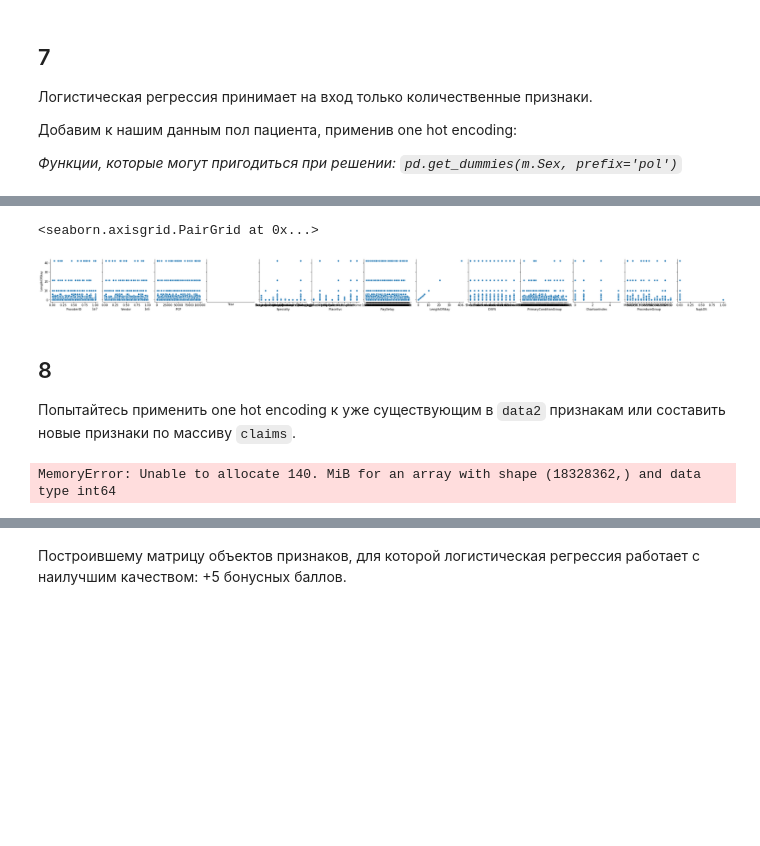
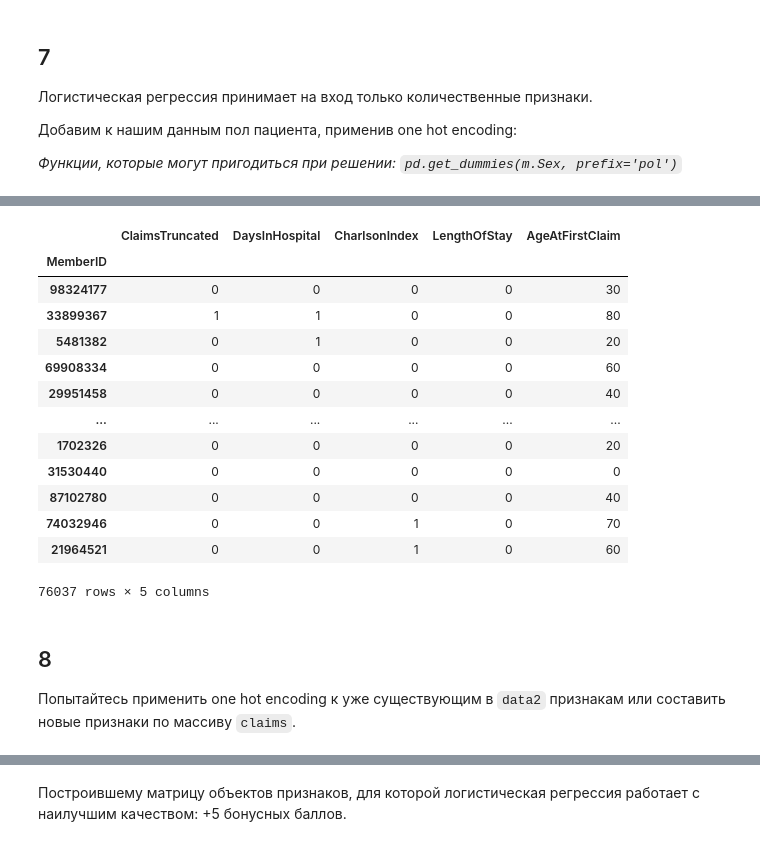
Before and after one commit to SokolovMichail/SFEDU_Master_MachineLearning, a Jupyter notebook: lab05/lab5-logistic-regression-ru.ipynb, the cells around one changed output, grey strips where cells are left out. Saved outputs shown, nothing was run; the diff lists cells and outputs as text; code cells hidden in the pictures; blank space fills up the shorter version.

```diff
--- a/lab05/lab5-logistic-regression-ru.ipynb
+++ b/lab05/lab5-logistic-regression-ru.ipynb
@@ -159,10 +167,3 @@ res = calcAUC(data)
 Добавим к нашим данным пол пациента, применив one hot encoding:
 
 *Функции, которые могут пригодиться при решении: `pd.get_dummies(m.Sex, prefix='pol')`*
-# %%
-def insert_and_one_hote_encode_column():
-    pass
-# %%
-data_new = data
-data_new = data_new.join(pd.get_dummies(m.Sex,prefix = 'pol'))
-data_new
@@ -184,12 +169,0 @@ data_new
-# %%
-import seaborn as sns
-sns.pairplot(
-    claims,
-    x_vars=['ProviderID','Vendor','PCP','Year','Specialty','PlaceSvc','PayDelay','LengthOfStay','DSFS',
-            'PrimaryConditionGroup','CharlsonIndex','ProcedureGroup','SupLOS'],
-    y_vars=["LengthOfStay"],
-    height=2.5
-)
-# %% [output]
-<seaborn.axisgrid.PairGrid at 0x...>
-[figure, removed]
@@ -196,10 +189,21 @@ sns.pairplot(
+# %%
+insert_and_one_hote_encode_column(data,m.Sex,'pol')
+data
+# %% [output]
+|  | ClaimsTruncated | DaysInHospital | CharlsonIndex | LengthOfStay | AgeAtFirstClaim |
+| MemberID |  |  |  |  |  |
+| 98324177 | 0 | 0 | 0 | 0 | 30 |
+| 33899367 | 1 | 1 | 0 | 0 | 80 |
+| 5481382 | 0 | 1 | 0 | 0 | 20 |
+| 69908334 | 0 | 0 | 0 | 0 | 60 |
+| 29951458 | 0 | 0 | 0 | 0 | 40 |
+| ... | ... | ... | ... | ... | ... |
+| 1702326 | 0 | 0 | 0 | 0 | 20 |
+| 31530440 | 0 | 0 | 0 | 0 | 0 |
+| 87102780 | 0 | 0 | 0 | 0 | 40 |
+| 74032946 | 0 | 0 | 1 | 0 | 70 |
+| 21964521 | 0 | 0 | 1 | 0 | 60 |
+76037 rows × 5 columns
 # %% [markdown]
 ## 8
 Попытайтесь применить  one hot encoding к уже существующим в `data2` признакам или составить новые признаки по массиву `claims`.
-# %%
-data_new = data_new.join(pd.get_dummies(claims.DSFS,prefix = 'dsfs'))
-data_new = data_new.join(pd.get_dummies(claims.PrimaryConditionGroup,prefix = 'PCG'))
-#data_new = data_new.join(pd.get_dummies(claims.ProcedureGroup,prefix = 'ProcG'))
-#data_new = data_new.join(pd.get_dummies(claims.Specialty,prefix = 'Spcl'))
-# %% [output]
-MemoryError: Unable to allocate 140. MiB for an array with shape (18328362,) and data type int64
```
Also changed, not shown: parts of 12 cells of this notebook.
